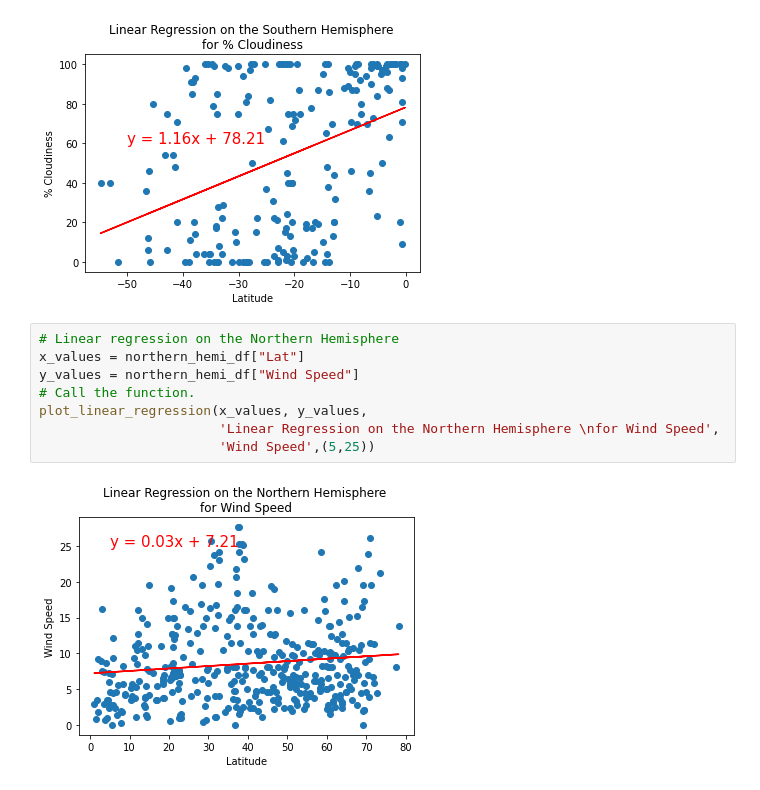
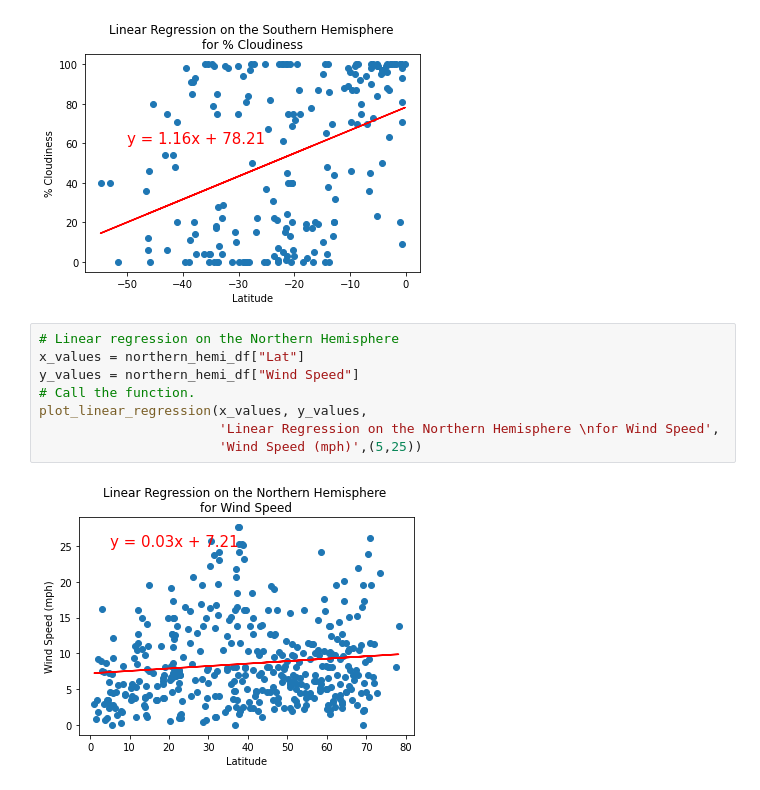
Before and after one commit to yolandahjohnson/World_Weather_Analysis, a Jupyter notebook: WeatherPy.ipynb, the cells around one changed output. Drawn from its saved outputs; the diff is of its cells as text.

```diff
--- a/WeatherPy.ipynb
+++ b/WeatherPy.ipynb
@@ -379,13 +379,13 @@ plot_linear_regression(x_values, y_values,
 # %%
 # Linear regression on the Northern Hemisphere
 x_values = northern_hemi_df["Lat"]
 y_values = northern_hemi_df["Wind Speed"]
 # Call the function.
 plot_linear_regression(x_values, y_values,
                        'Linear Regression on the Northern Hemisphere \nfor Wind Speed',
-                       'Wind Speed',(5,25))
+                       'Wind Speed (mph)',(5,25))
 # %% [output]
-[figure, old version]
+[figure, new version]
 # %%
 # Linear regression on the Southern Hemisphere
 x_values = southern_hemi_df["Lat"]
```
Also changed, not shown: parts of 1 cell of this notebook, 2 other files.
